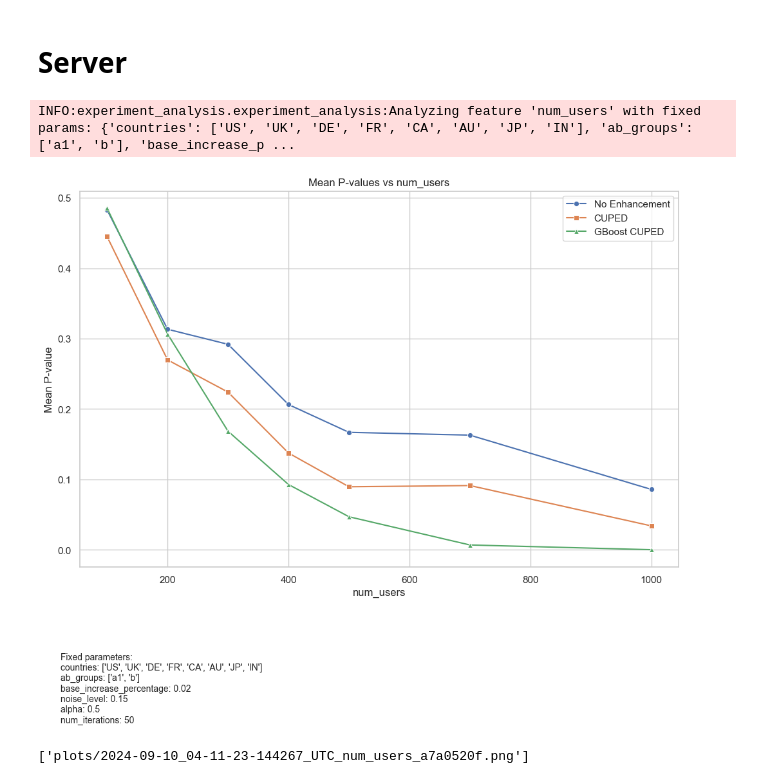
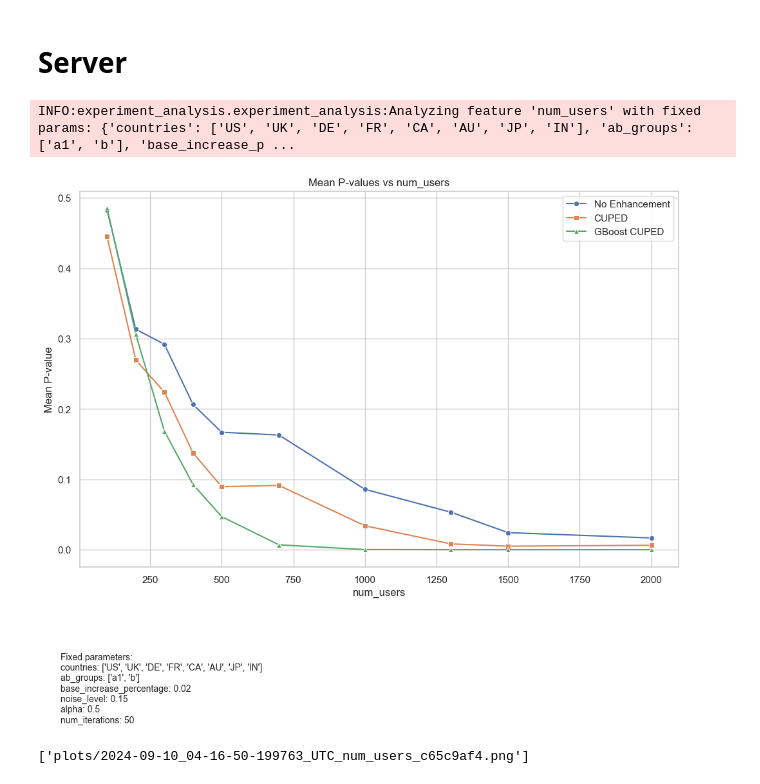
Before and after one commit to dmitry-brazhenko/ab-test-advanced-toolkit, a Jupyter notebook: examples/research-simple.ipynb, the cells around one changed output. Drawn from its saved outputs; the diff is of its cells as text; code cells hidden in the pictures.

```diff
--- a/examples/research-simple.ipynb
+++ b/examples/research-simple.ipynb
@@ -9,32 +9,32 @@ from experiment_analysis import analyze_and_plot_features
 # %%
 # Define fixed parameters that do not change during the analysis
 fixed_params = {
     'countries': ['US', 'UK', 'DE', 'FR', 'CA', 'AU', 'JP', 'IN'],  # List of countries to be analyzedv
     # 'platforms': ['iOS', 'Android', 'Web', 'Desktop'],  # Platforms to be included in the analysis
     # 'user_segments': ['Segment_1', 'Segment_2', 'Segment_3', 'Segment_4'],  # User segments to be considered
     'ab_groups': ['a1', 'b'],  # A/B test groups
     'base_increase_percentage': 0.02,
     'noise_level': 0.15,
     'alpha': 0.5
 }
 
 # Define parameters with ranges
 varying_params = {
 }
 
 # Define parameters with ranges to be used as the X-axis
 x_params = {
-    'num_users': np.array([100, 200, 300, 400, 500, 700, 1000])#, 1200, 1400, 1500, 1700, 2000, 2200, 2500, 2700, 3000])
+    'num_users': np.array([100, 200, 300, 400, 500, 700, 1000, 1300, 1500, 2000])#, 1200, 1400, 1500, 1700, 2000, 2200, 2500, 2700, 3000])
 }
 
 # Call the function to analyze and plot for all selected features
 analyze_and_plot_features(
     fixed_params,
     varying_params,
     x_params,
     num_iterations=50,  # Number of iterations to perform for each analysis
 )
 # %% [output]
 INFO:experiment_analysis.experiment_analysis:Analyzing feature 'num_users' with fixed params: {'countries': ['US', 'UK', 'DE', 'FR', 'CA', 'AU', 'JP', 'IN'], 'ab_groups': ['a1', 'b'], 'base_increase_p ...
-[figure, old version]
+[figure, new version]
-['plots/2024-09-10_04-11-23-144267_UTC_num_users_a7a0520f.png']
+['plots/2024-09-10_04-16-50-199763_UTC_num_users_c65c9af4.png']
```
